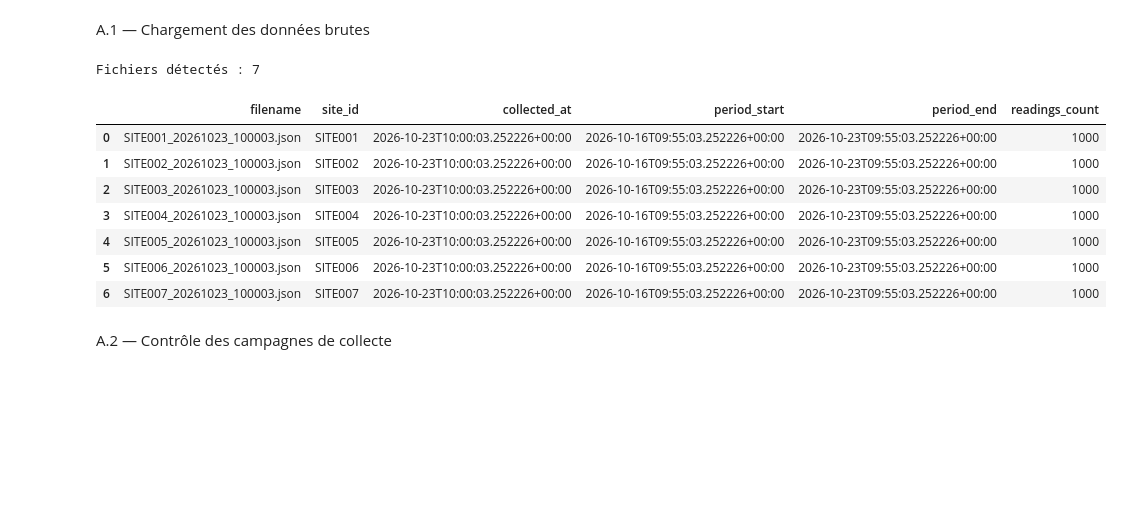
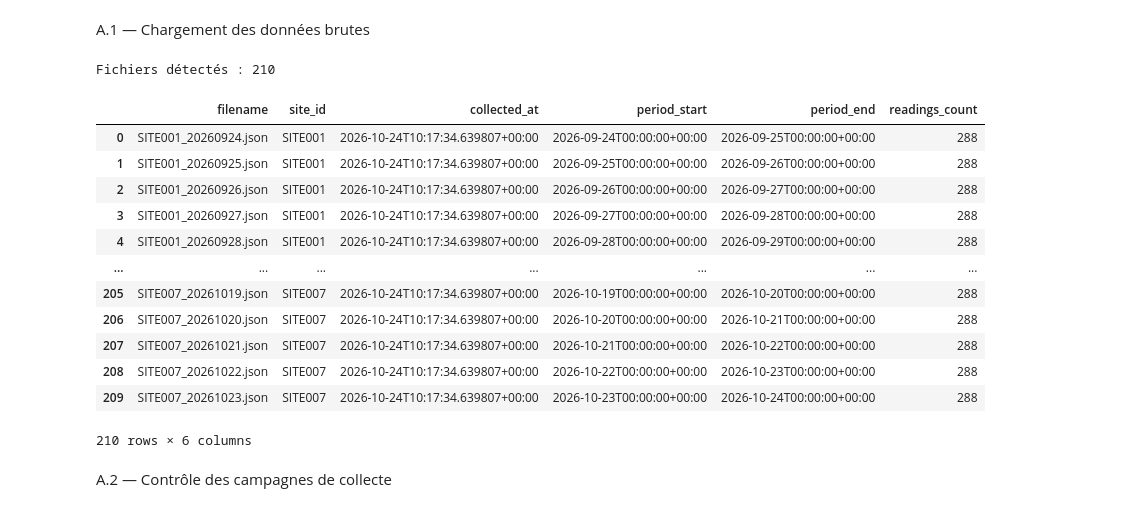
Before and after one commit to EADL-projet-piscine/smart_energy_optimizer, a Jupyter notebook: ml/notebooks/05_preparation_dataset.ipynb, the cells around one changed output. Saved outputs shown, nothing was run; the diff lists cells and outputs as text; code cells hidden in the pictures; blank space fills up the shorter version.

```diff
--- a/ml/notebooks/04_preparation_dataset.ipynb
+++ b/ml/notebooks/05_preparation_dataset.ipynb
@@ -62,11 +83,13 @@ Les données brutes sont conservées sans modification. Les résultats des trans
 A.1 — Chargement des données brutes
 # %%
 import json
+from itertools import pairwise
 from pathlib import Path
 
+import numpy as np
 import pandas as pd
 
-DATA_DIR = Path("../data/raw/7d")
+DATA_DIR = Path("../data/raw/30d")
 
 files = sorted(DATA_DIR.glob("SITE*.json"))
 
@@ -74,41 +97,46 @@ if not files:
     raise FileNotFoundError(
         f"Aucun fichier JSON trouvé dans {DATA_DIR.resolve()}. "
         "Exécuter le script de collecte au préalable."
     )
 
 print(f"Fichiers détectés : {len(files)}")
 
 collections = []
 
 for path in files:
     with path.open(encoding="utf-8") as file:
         payload = json.load(file)
 
     collections.append(
         {
             "filename": path.name,
             "site_id": payload["site_id"],
             "collected_at": payload["collected_at"],
             "period_start": payload["period_start"],
             "period_end": payload["period_end"],
             "readings_count": len(payload["readings"]),
             "readings": payload["readings"],
         }
     )
 
 df_collections = pd.DataFrame(collections)
 
 display(df_collections.drop(columns=["readings"]))
 # %% [output]
-Fichiers détectés : 7
+Fichiers détectés : 210
 |  | filename | site_id | collected_at | period_start | period_end | readings_count |
-| 0 | SITE001_20261023_100003.json | SITE001 | 2026-10-23T10:00:03.252226+00:00 | 2026-10-16T09:55:03.252226+00:00 | 2026-10-23T09:55:03.252226+00:00 | 1000 |
-| 1 | SITE002_20261023_100003.json | SITE002 | 2026-10-23T10:00:03.252226+00:00 | 2026-10-16T09:55:03.252226+00:00 | 2026-10-23T09:55:03.252226+00:00 | 1000 |
-| 2 | SITE003_20261023_100003.json | SITE003 | 2026-10-23T10:00:03.252226+00:00 | 2026-10-16T09:55:03.252226+00:00 | 2026-10-23T09:55:03.252226+00:00 | 1000 |
-| 3 | SITE004_20261023_100003.json | SITE004 | 2026-10-23T10:00:03.252226+00:00 | 2026-10-16T09:55:03.252226+00:00 | 2026-10-23T09:55:03.252226+00:00 | 1000 |
-| 4 | SITE005_20261023_100003.json | SITE005 | 2026-10-23T10:00:03.252226+00:00 | 2026-10-16T09:55:03.252226+00:00 | 2026-10-23T09:55:03.252226+00:00 | 1000 |
-| 5 | SITE006_20261023_100003.json | SITE006 | 2026-10-23T10:00:03.252226+00:00 | 2026-10-16T09:55:03.252226+00:00 | 2026-10-23T09:55:03.252226+00:00 | 1000 |
-| 6 | SITE007_20261023_100003.json | SITE007 | 2026-10-23T10:00:03.252226+00:00 | 2026-10-16T09:55:03.252226+00:00 | 2026-10-23T09:55:03.252226+00:00 | 1000 |
+| 0 | SITE001_20260924.json | SITE001 | 2026-10-24T10:17:34.639807+00:00 | 2026-09-24T00:00:00+00:00 | 2026-09-25T00:00:00+00:00 | 288 |
+| 1 | SITE001_20260925.json | SITE001 | 2026-10-24T10:17:34.639807+00:00 | 2026-09-25T00:00:00+00:00 | 2026-09-26T00:00:00+00:00 | 288 |
+| 2 | SITE001_20260926.json | SITE001 | 2026-10-24T10:17:34.639807+00:00 | 2026-09-26T00:00:00+00:00 | 2026-09-27T00:00:00+00:00 | 288 |
+| 3 | SITE001_20260927.json | SITE001 | 2026-10-24T10:17:34.639807+00:00 | 2026-09-27T00:00:00+00:00 | 2026-09-28T00:00:00+00:00 | 288 |
+| 4 | SITE001_20260928.json | SITE001 | 2026-10-24T10:17:34.639807+00:00 | 2026-09-28T00:00:00+00:00 | 2026-09-29T00:00:00+00:00 | 288 |
+| ... | ... | ... | ... | ... | ... | ... |
+| 205 | SITE007_20261019.json | SITE007 | 2026-10-24T10:17:34.639807+00:00 | 2026-10-19T00:00:00+00:00 | 2026-10-20T00:00:00+00:00 | 288 |
+| 206 | SITE007_20261020.json | SITE007 | 2026-10-24T10:17:34.639807+00:00 | 2026-10-20T00:00:00+00:00 | 2026-10-21T00:00:00+00:00 | 288 |
+| 207 | SITE007_20261021.json | SITE007 | 2026-10-24T10:17:34.639807+00:00 | 2026-10-21T00:00:00+00:00 | 2026-10-22T00:00:00+00:00 | 288 |
+| 208 | SITE007_20261022.json | SITE007 | 2026-10-24T10:17:34.639807+00:00 | 2026-10-22T00:00:00+00:00 | 2026-10-23T00:00:00+00:00 | 288 |
+| 209 | SITE007_20261023.json | SITE007 | 2026-10-24T10:17:34.639807+00:00 | 2026-10-23T00:00:00+00:00 | 2026-10-24T00:00:00+00:00 | 288 |
+210 rows × 6 columns
 # %% [markdown]
 A.2 — Contrôle des campagnes de collecte
 # %%
```
Also changed, not shown: parts of 38 cells of this notebook, 4 other files.
